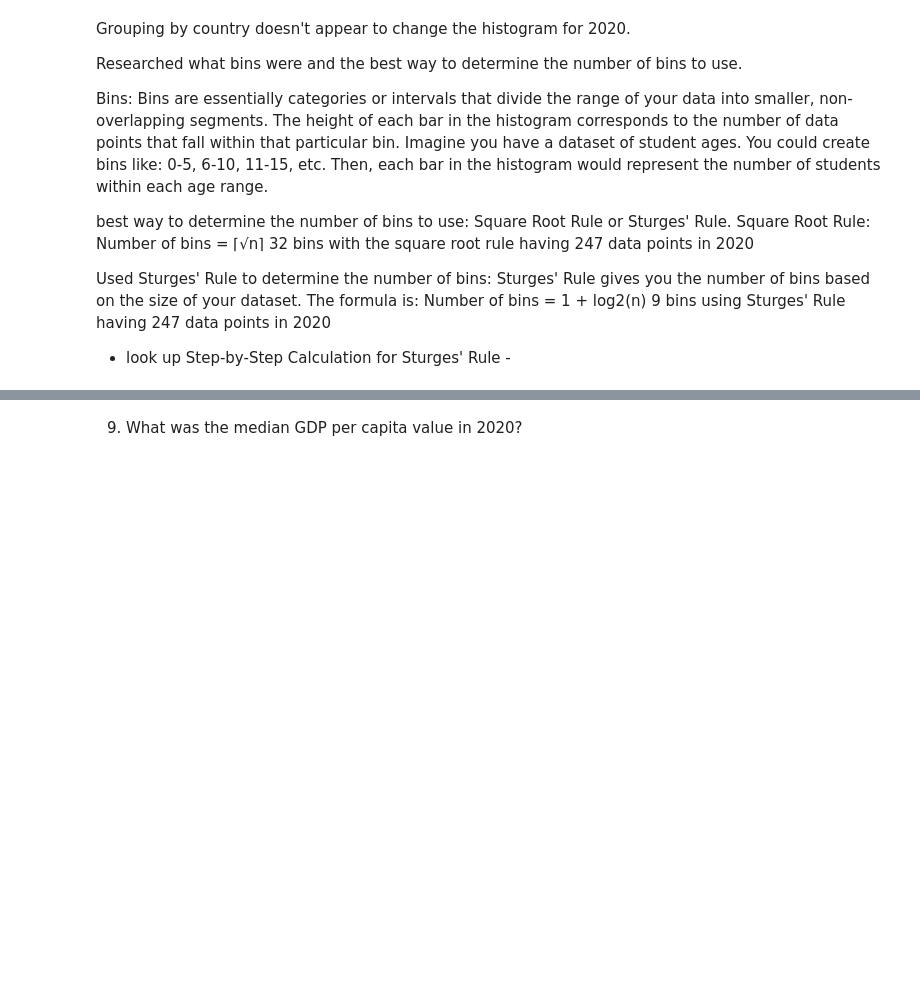
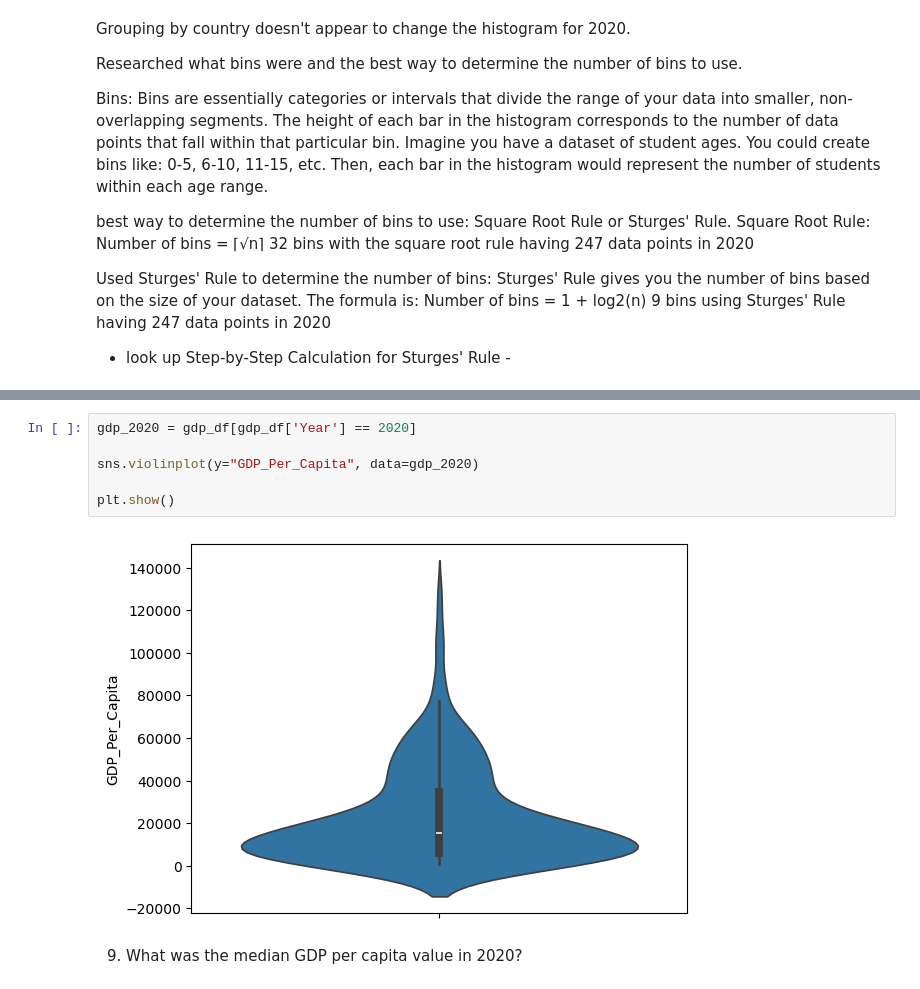
Before and after one commit to NSS-Data-Analytics-Cohort-14/gdp-and-internet-usage-Hannah00Donnelly, a Jupyter notebook: notebooks/gdp_internet_hdonnelly.ipynb, the cells around one changed output, grey strips where cells are left out. Drawn from its saved outputs; the diff is of its cells as text; blank space fills up the shorter version.

```diff
--- a/notebooks/gdp_internet_hdonnelly.ipynb
+++ b/notebooks/gdp_internet_hdonnelly.ipynb
@@ -227,2 +252,10 @@ Violin plot
+# %%
+gdp_2020 = gdp_df[gdp_df['Year'] == 2020]
+
+sns.violinplot(y="GDP_Per_Capita", data=gdp_2020)
+
+plt.show()
+# %% [output]
+[figure, added]
 # %% [markdown]
 9. What was the median GDP per capita value in 2020?
```
Also changed, not shown: parts of 7 cells of this notebook.
